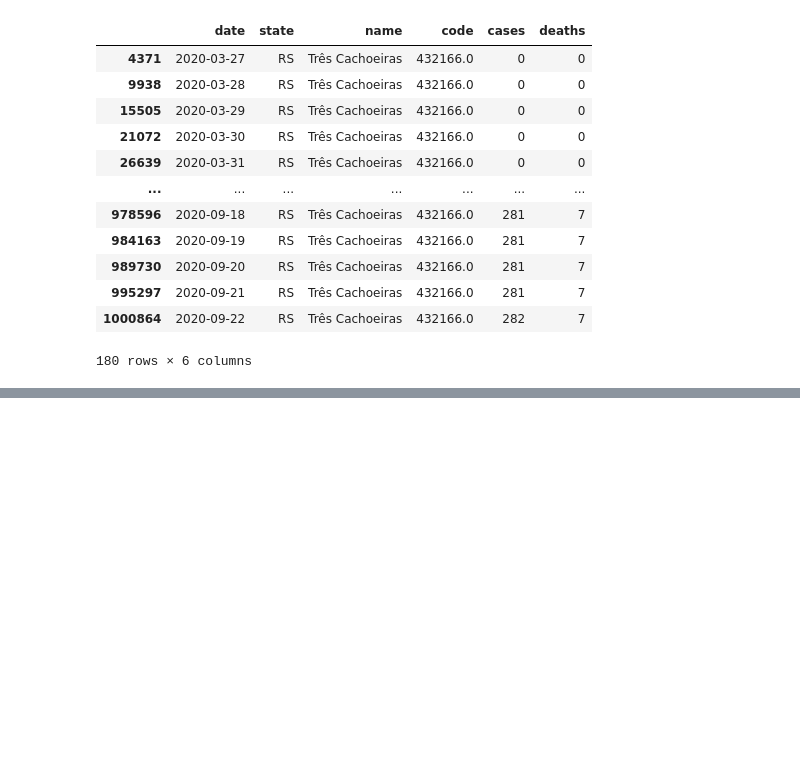
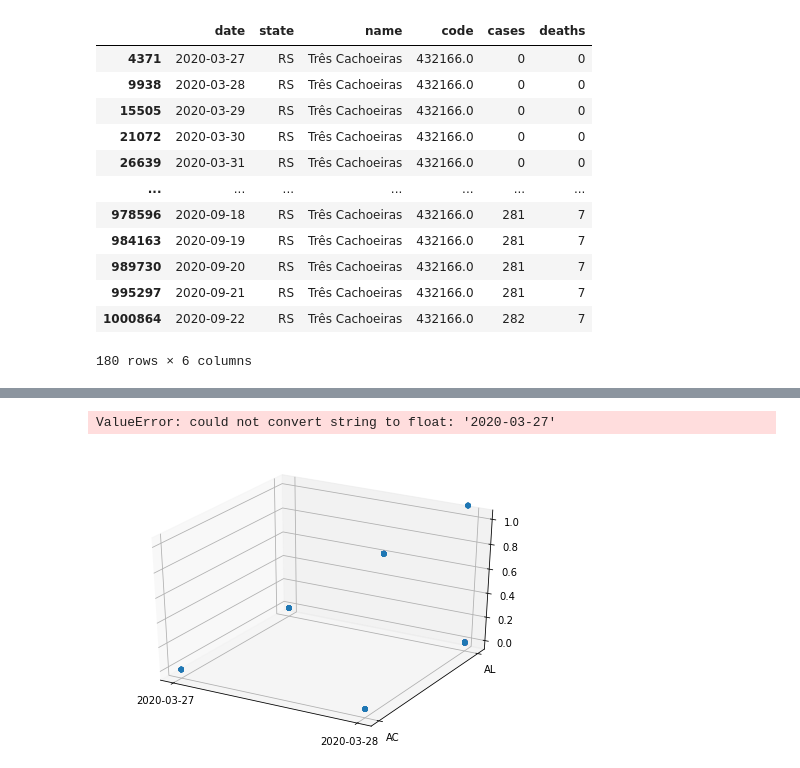
Before and after one commit to PeterHu0803/mba, a Jupyter notebook: MSDA/数据探索_新冠数据_胡浏涛.ipynb, the cells around one changed output, grey strips where cells are left out. Cells and saved outputs as stored; diff of their text form; code cells hidden in the pictures; blank space fills up the shorter version.

```diff
--- a/MSDA/数据探索_新冠数据_胡浏涛.ipynb
+++ b/MSDA/数据探索_新冠数据_胡浏涛.ipynb
@@ -56,0 +50,19 @@ plt.show()
+# %%
+from mpl_toolkits.mplot3d import Axes3D
+
+# 绘制散点图
+fig = plt.figure()
+ax = Axes3D(fig)
+df.fillna(0)
+ax.scatter(df['date'], df['state'], df['deaths'])
+
+
+
+# 添加坐标轴(顺序是Z, Y, X)
+ax.set_zlabel('state', fontdict={'size': 10, 'color': 'b'})
+ax.set_ylabel('cases', fontdict={'size': 10, 'color': 'b'})
+ax.set_xlabel('deaths', fontdict={'size': 10, 'color': 'b'})
+plt.show()
+# %% [output]
+ValueError: could not convert string to float: '2020-03-27'
+[figure, added]
```
Also changed, not shown: parts of 2 cells of this notebook, 8 other files.
